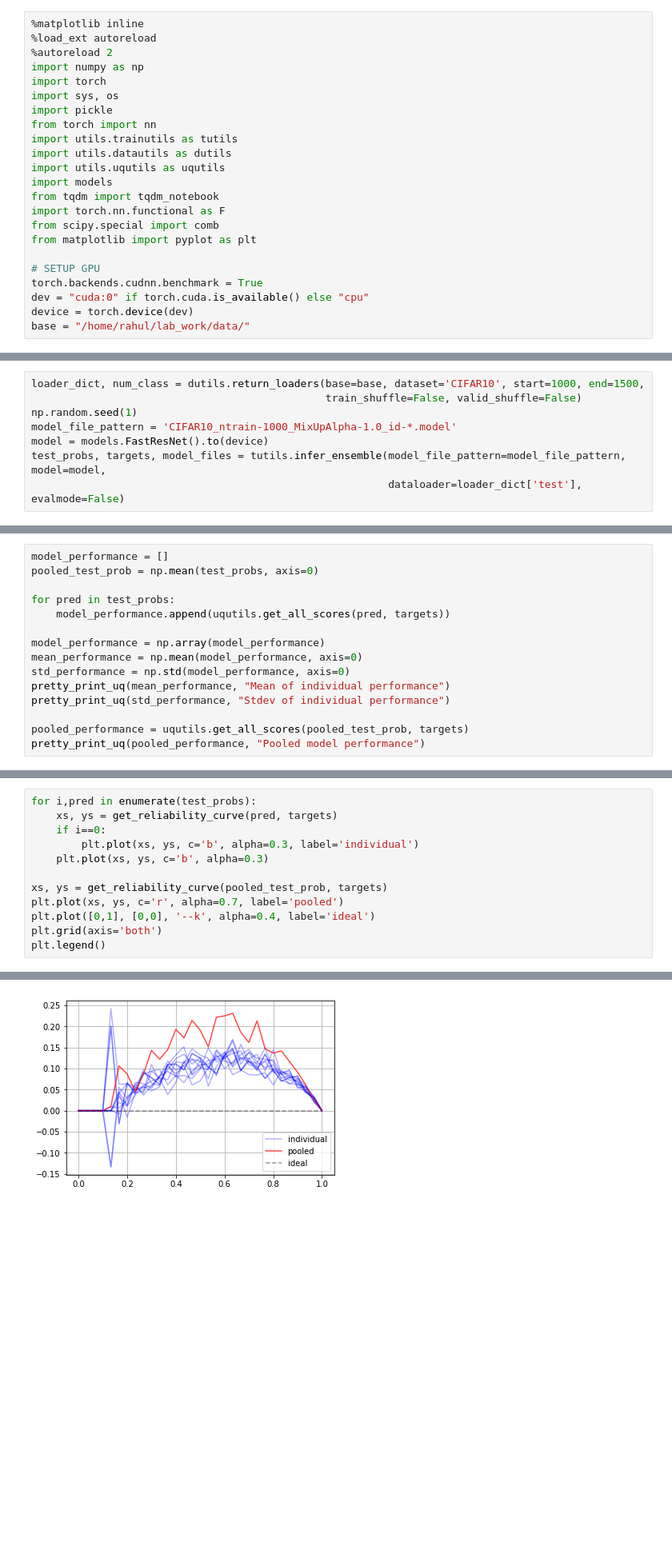
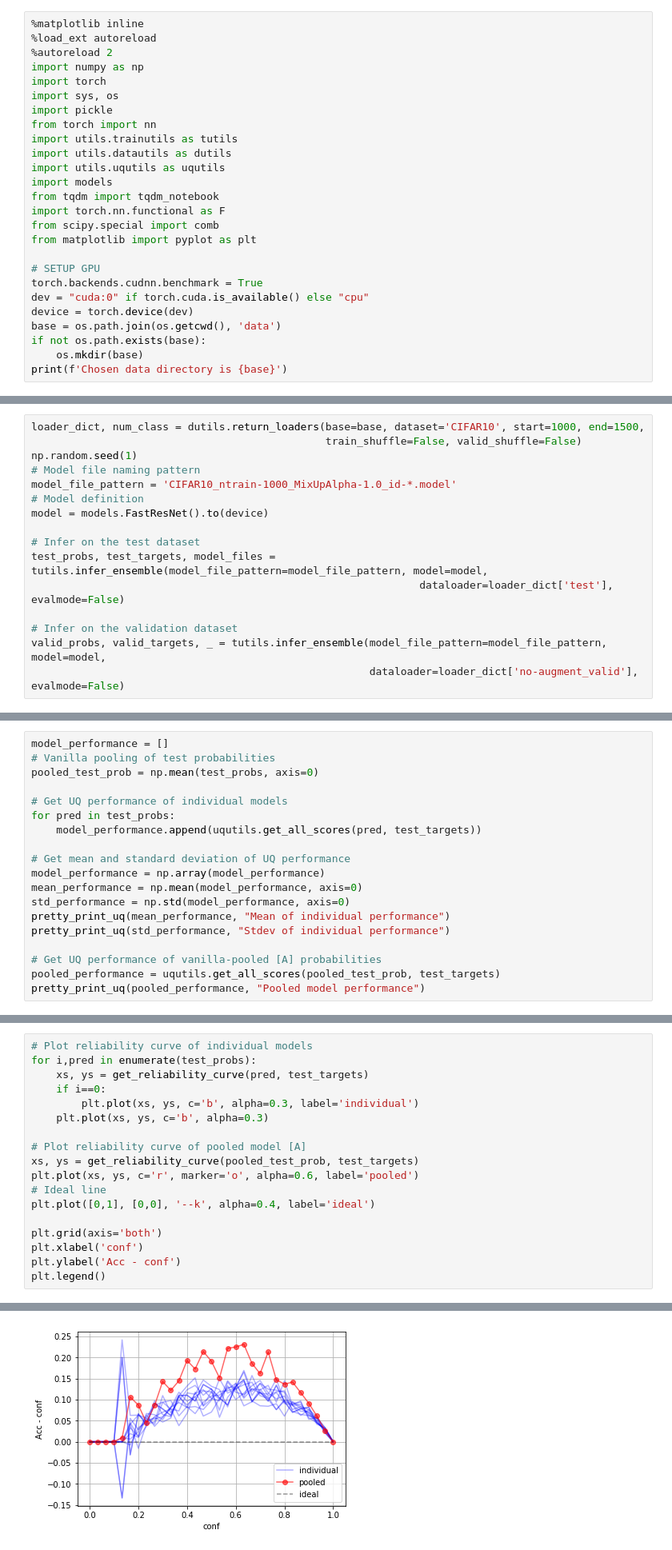
Before and after one commit to rahulrahaman/Uncertainty-Quantification-and-Deep-Ensemble, a Jupyter notebook: evaluate_uq.ipynb, the cells around one changed output, grey strips where cells are left out. Shown at 80% size. Drawn from its saved outputs; the diff is of its cells as text; blank space fills up the shorter version.

```diff
--- a/evaluate_uq.ipynb
+++ b/evaluate_uq.ipynb
@@ -20,5 +20,8 @@ from matplotlib import pyplot as plt
 torch.backends.cudnn.benchmark = True
 dev = "cuda:0" if torch.cuda.is_available() else "cpu"
 device = torch.device(dev)
-base = "/home/rahul/lab_work/data/"
+base = os.path.join(os.getcwd(), 'data')
+if not os.path.exists(base):
+    os.mkdir(base)
+print(f'Chosen data directory is {base}')
 # %% [output]
@@ -52,8 +56,16 @@ def get_reliability_curve(probs, targets, fn=abs, bins=30):
 loader_dict, num_class = dutils.return_loaders(base=base, dataset='CIFAR10', start=1000, end=1500,
                                                train_shuffle=False, valid_shuffle=False)
 np.random.seed(1)
+# Model file naming pattern
 model_file_pattern = 'CIFAR10_ntrain-1000_MixUpAlpha-1.0_id-*.model'
+# Model definition
 model = models.FastResNet().to(device)
-test_probs, targets, model_files = tutils.infer_ensemble(model_file_pattern=model_file_pattern, model=model,
-                                                         dataloader=loader_dict['test'], evalmode=False)
+
+# Infer on the test dataset
+test_probs, test_targets, model_files = tutils.infer_ensemble(model_file_pattern=model_file_pattern, model=model,
+                                                              dataloader=loader_dict['test'], evalmode=False)
+
+# Infer on the validation dataset
+valid_probs, valid_targets, _ = tutils.infer_ensemble(model_file_pattern=model_file_pattern, model=model,
+                                                      dataloader=loader_dict['no-augment_valid'], evalmode=False)
 # %% [output]
@@ -66,17 +84,21 @@ Number of files found: 10
 # %%
 model_performance = []
+# Vanilla pooling of test probabilities
 pooled_test_prob = np.mean(test_probs, axis=0)
 
+# Get UQ performance of individual models
 for pred in test_probs:
-    model_performance.append(uqutils.get_all_scores(pred, targets))
+    model_performance.append(uqutils.get_all_scores(pred, test_targets))
 
+# Get mean and standard deviation of UQ performance
 model_performance = np.array(model_performance)
 mean_performance = np.mean(model_performance, axis=0)
 std_performance = np.std(model_performance, axis=0)
 pretty_print_uq(mean_performance, "Mean of individual performance")
 pretty_print_uq(std_performance, "Stdev of individual performance")
 
-pooled_performance = uqutils.get_all_scores(pooled_test_prob, targets)
+# Get UQ performance of vanilla-pooled [A] probabilities
+pooled_performance = uqutils.get_all_scores(pooled_test_prob, test_targets)
 pretty_print_uq(pooled_performance, "Pooled model performance")
 # %% [output]
 Mean of individual performance ==> Accuracy 66.73%,  ECE 7.54%,  NLL 1.0337,  Brier 0.4625
@@ -85,15 +111,21 @@ Pooled model performance ==> Accuracy 70.28%,  ECE 13.49%,  NLL 0.9668,  Brier 0
 # %%
+# Plot reliability curve of individual models
 for i,pred in enumerate(test_probs):
-    xs, ys = get_reliability_curve(pred, targets)
+    xs, ys = get_reliability_curve(pred, test_targets)
     if i==0:
         plt.plot(xs, ys, c='b', alpha=0.3, label='individual')
     plt.plot(xs, ys, c='b', alpha=0.3)
 
-xs, ys = get_reliability_curve(pooled_test_prob, targets)
-plt.plot(xs, ys, c='r', alpha=0.7, label='pooled')
+# Plot reliability curve of pooled model [A]
+xs, ys = get_reliability_curve(pooled_test_prob, test_targets)
+plt.plot(xs, ys, c='r', marker='o', alpha=0.6, label='pooled')
+# Ideal line
 plt.plot([0,1], [0,0], '--k', alpha=0.4, label='ideal')
+
 plt.grid(axis='both')
+plt.xlabel('conf')
+plt.ylabel('Acc - conf')
 plt.legend()
 # %% [output]
 <matplotlib.legend.Legend at 0x...>
-[figure, old version]
+[figure, new version]
```
Also changed, not shown: parts of 17 cells of this notebook, 2 other files.
